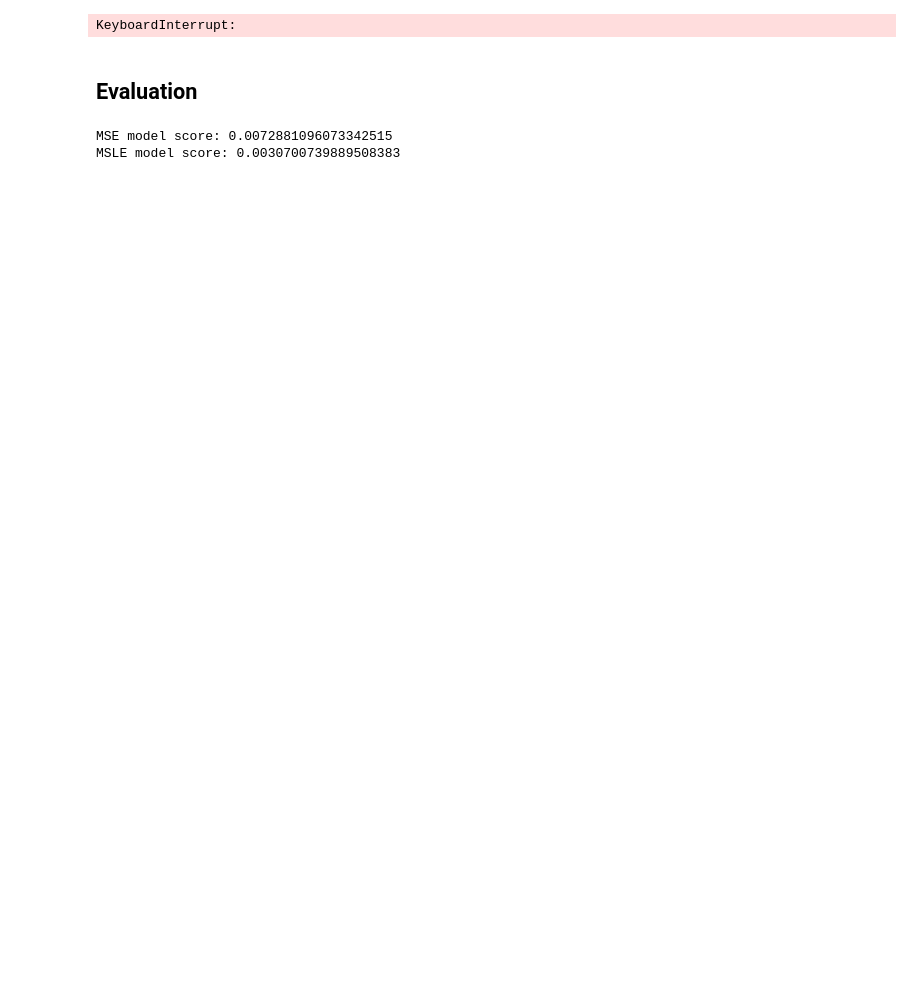
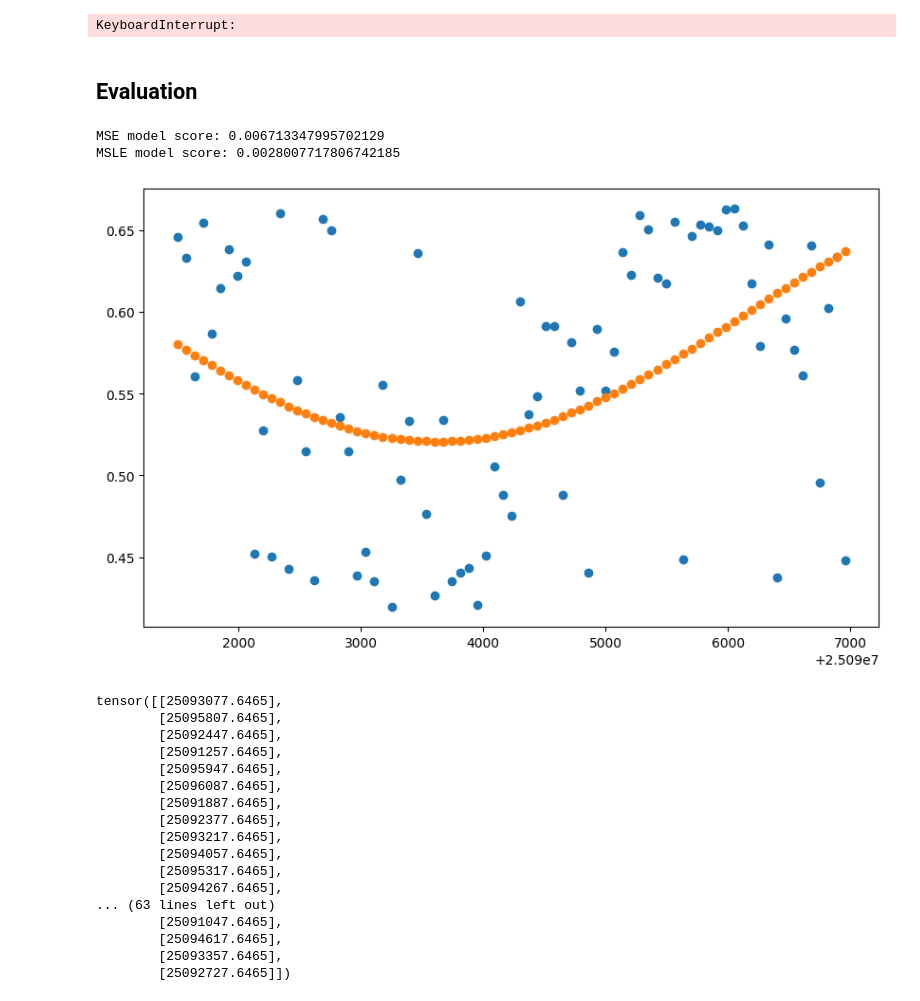
Before and after one commit to SajalVaishnav/atomionics_aqg, a Jupyter notebook: src/train.ipynb, the cells around one changed output. Drawn from its saved outputs; the diff is of its cells as text; code cells hidden in the pictures; blank space fills up the shorter version.

```diff
--- a/src/train.ipynb
+++ b/src/train.ipynb
@@ -175,10 +291,11 @@ def train(model, optimizer, loss_fn, epochs, training_data_tensor, observed_frac
 		model.train()
 
 		# Forward pass: Compute predicted y by passing x to the model
-		outputs = model(training_data_tensor)
-		predicted_tensors = get_predicted_fractions_from_outputs(outputs, train_data_df)
-
-		loss = loss_fn(predicted_tensors, observed_fractions_tensor)
+		noise_corrections = model(training_data_tensor)
+		print(noise_corrections[0])
+		chirp_rates = get_chirp_rates_from_noise(noise_corrections, train_data_df)
+		predicted_fractions_tensor = get_predicted_fractions_from_chirp_rates(chirp_rates, train_data_df)
+		loss = loss_fn(predicted_fractions_tensor, observed_fractions_tensor)
 		loss_values.append(loss.item())
 
 		optimizer.zero_grad()
@@ -187,6 +304,7 @@ def train(model, optimizer, loss_fn, epochs, training_data_tensor, observed_frac
 
 		if epoch % (epochs / 10) == 0:
 			print(f'Epoch [{epoch + 1}/{epochs}], Loss: {loss.item()}')
+			print(f'noise corrections variation: {torch.var(noise_corrections)}')
 
 	plt.figure(figsize=(10, 6))
 	plt.plot(range(epochs), loss_values, label='Training Loss')
@@ -196,5 +314,5 @@ def train(model, optimizer, loss_fn, epochs, training_data_tensor, observed_frac
 	plt.legend()
 	plt.show()
 # %%
-train(model, optimizer, MSELoss, 1000, training_data_tensor, observed_fractions_tensor)
+train(model, optimizer, MSELoss, 600, training_data_tensor, observed_fractions_tensor)
 # %% [output]
@@ -209,15 +341,16 @@ def get_model_score(predicted_tensor, target_tensor, loss_fn):
 	loss = loss_fn(predicted_tensor, target_tensor)
 	return loss.item()
 # %%
-test_chirp_rates_with_noise_tensor = torch.tensor(test_data_df.drop(columns=['fraction', 'master_run_number']).values, dtype=torch.float64)
+test__noise_tensor = torch.tensor(test_data_df[['CA+_mean', 'CA+_std_dev','CA+_percentile_0', 'CA+_percentile_100', 'CA-_mean', 'CA-_std_dev', 'CA-_percentile_0', 'CA-_percentile_100']].values)
 
 # Set model to evaluation mode
 model.eval()
 
 # Forward pass through the model
 with torch.no_grad():
-    corrected_chirp_rates = model(test_chirp_rates_with_noise_tensor)
-    predicted_fractions = get_predicted_fractions_from_outputs(corrected_chirp_rates, test_data_df)
+    noise_corrections = model(test__noise_tensor)
+    chirp_rates = get_chirp_rates_from_noise(noise_corrections, test_data_df)
+    predicted_fractions = get_predicted_fractions_from_chirp_rates(chirp_rates, test_data_df)
 
 test_fractions_shape_corrected = test_fractions.view(-1, 1)
 mse_model_score = get_model_score(predicted_fractions, test_fractions_shape_corrected, MSELoss)
@@ -226,5 +359,50 @@ print(f'MSE model score: {mse_model_score}')
 msle_model_score = get_model_score(predicted_fractions, test_fractions_shape_corrected, MSLELoss)
 print(f'MSLE model score: {msle_model_score}')
 # %% [output]
-MSE model score: 0.0072881096073342515
-MSLE model score: 0.0030700739889508383
+MSE model score: 0.006713347995702129
+MSLE model score: 0.0028007717806742185
+# %%
+# given a master_un and chirp_direction plot the predicted fraction vs the actual fraction
+def plot_predicted_vs_actual(master_run_number):
+	master_run_data = data[data['master_run_number'] == master_run_number]
+	chirp_rates_original = torch.tensor(master_run_data['chirp_rate'].values)
+	observed_fractions = master_run_data['fraction'].values
+
+	expected_fractions_with_original_chirp_rates = get_predicted_fractions_from_chirp_rates(torch.tensor(chirp_rates_original), master_run_data)
+
+	model.eval()
+	with torch.no_grad():
+		noise_corrections = model(torch.tensor(master_run_data[['CA+_mean', 'CA+_std_dev','CA+_percentile_0', 'CA+_percentile_100', 'CA-_mean', 'CA-_std_dev', 'CA-_percentile_0', 'CA-_percentile_100']].values))
+		corrected_chirp_rates = get_chirp_rates_from_noise(noise_corrections, master_run_data)
+		expected_fractions_with_corrected_chirp_rates = get_predicted_fractions_from_chirp_rates(corrected_chirp_rates, master_run_data)
+
+	plt.figure(figsize=(10, 6))
+	plt.scatter(chirp_rates_original, observed_fractions, label='Observed Fractions')
+	plt.scatter(chirp_rates_original, expected_fractions_with_original_chirp_rates, label='Predicted Fractions with Original Chirp Rates')
+	plt.show()
+
+	print(corrected_chirp_rates)
+	plt.scatter(corrected_chirp_rates, observed_fractions, label='Observed Fractions')
+	plt.scatter(corrected_chirp_rates, expected_fractions_with_corrected_chirp_rates, label='Predicted Fractions with Corrected Chirp Rates')
+	plt.show()
+# %%
+plot_predicted_vs_actual(15795)
+# %% [output]
+[figure, added]
+tensor([[25093077.6465],
+        [25095807.6465],
+        [25092447.6465],
+        [25091257.6465],
+        [25095947.6465],
+        [25096087.6465],
+        [25091887.6465],
+        [25092377.6465],
+        [25093217.6465],
+        [25094057.6465],
+        [25095317.6465],
+        [25094267.6465],
+... (63 lines left out)
+        [25091047.6465],
+        [25094617.6465],
+        [25093357.6465],
+        [25092727.6465]])
```
Also changed, not shown: parts of 19 cells of this notebook, 2 other files.
